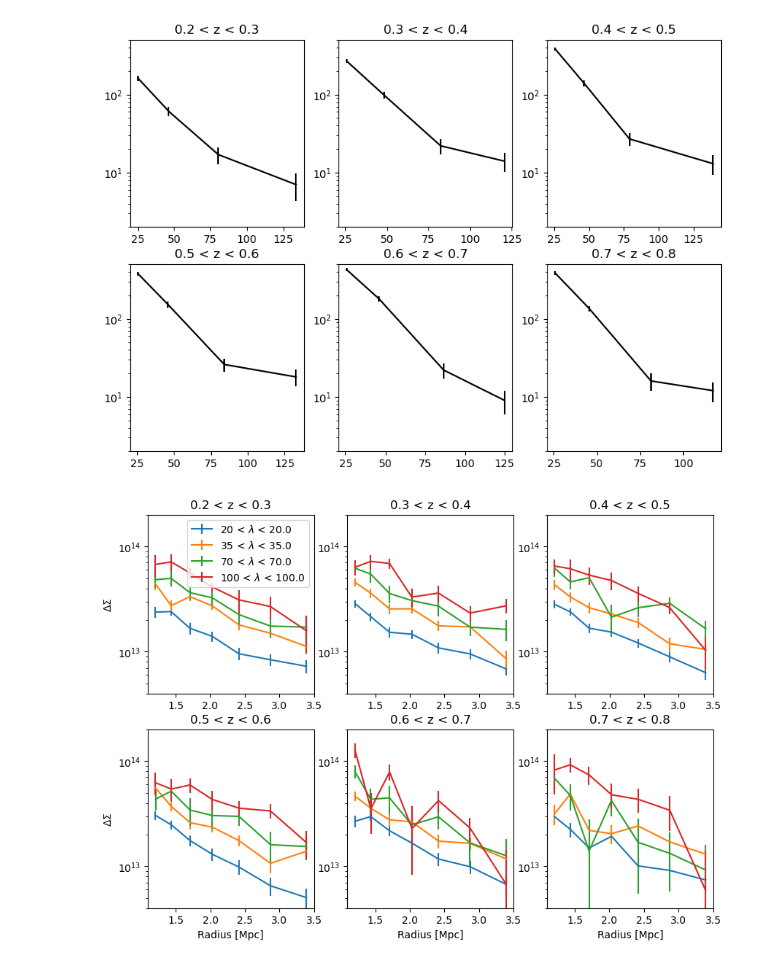
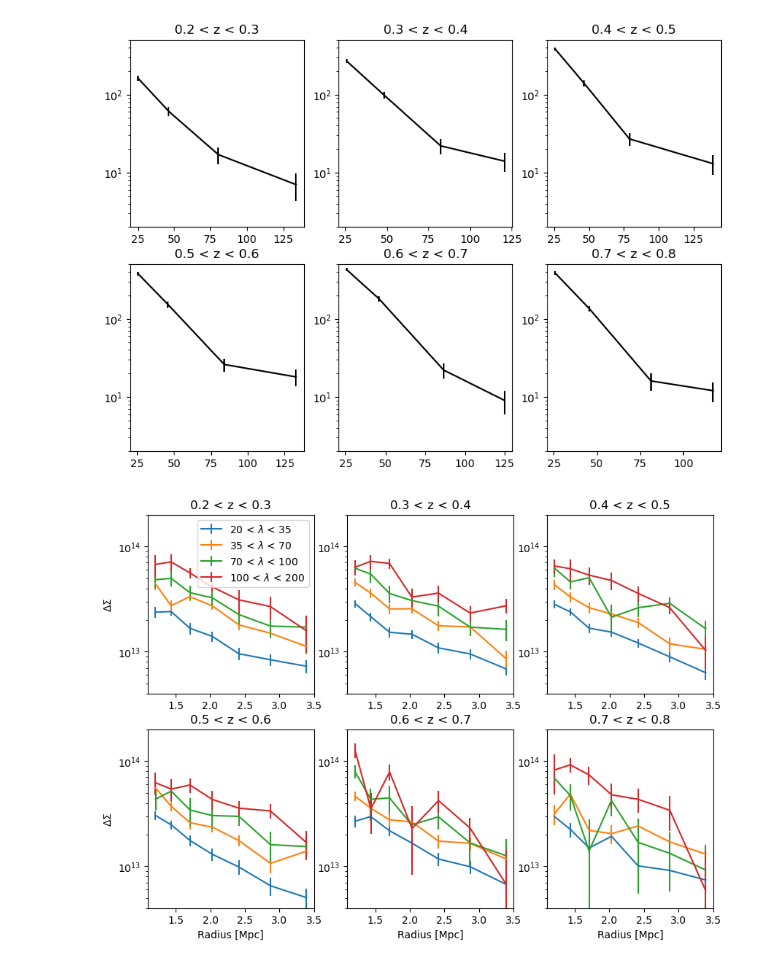
Before and after one commit to calumhrmurray/capish, a Jupyter notebook: DC2_mocks/see_DC2_mocks.ipynb, the cells around one changed output. Saved outputs shown, nothing was run; the diff lists cells and outputs as text; code cells hidden in the pictures.

Commit message:
fixing legend bug

```diff
--- a/DC2_mocks/see_DC2_mocks.ipynb
+++ b/DC2_mocks/see_DC2_mocks.ipynb
@@ -37,26 +37,26 @@ for i, z_bin in enumerate(Z_bin):
 # %%
 plt.figure(figsize=(10, 7))
 for i, z_bin in enumerate(Z_bin):
 
     plt.subplot(231+i)
     plt.title(f'{z_bin[0]:.1f} < z < {z_bin[1]:.1f}')
     plt.yscale('log')
     plt.ylim(4e12, 2e14)
     if i >= 3:
         plt.xlabel('Radius [Mpc]')
     if i == 0 or i == 3:
         plt.ylabel(r'$\Delta\Sigma$')
 
     for j, rich_bin in enumerate(Obs_bin):
 
         mask = (lensing_profiles['cluster_redshift'] > z_bin[0])*(lensing_profiles['cluster_redshift'] <= z_bin[1])
         mask *= (lensing_profiles['cluster_richness'] > rich_bin[0])*(lensing_profiles['cluster_richness'] <= rich_bin[1])
         lensing_profiles_bin = lensing_profiles[mask]
         x_mean = np.mean(lensing_profiles_bin['binned_radius_Mpc'],axis=0)
         y_mean = np.average(lensing_profiles_bin['binned_profiles'], weights=lensing_profiles_bin['binned_weights'], axis=0)
         y_err_mean = np.std(lensing_profiles_bin['binned_profiles'], axis=0)/np.sqrt(np.sum(mask))
-        plt.errorbar(x_mean, y_mean, y_err_mean, label = f'{rich_bin[0]:.0f} < $\lambda$ < {rich_bin[0]:.1f}')
+        plt.errorbar(x_mean, y_mean, y_err_mean, label = f'{rich_bin[0]:.0f} < $\lambda$ < {rich_bin[1]:.0f}')
         if i==0:
                 plt.legend()
 # %% [output]
-[figure, old version]
+[figure, new version]
```
